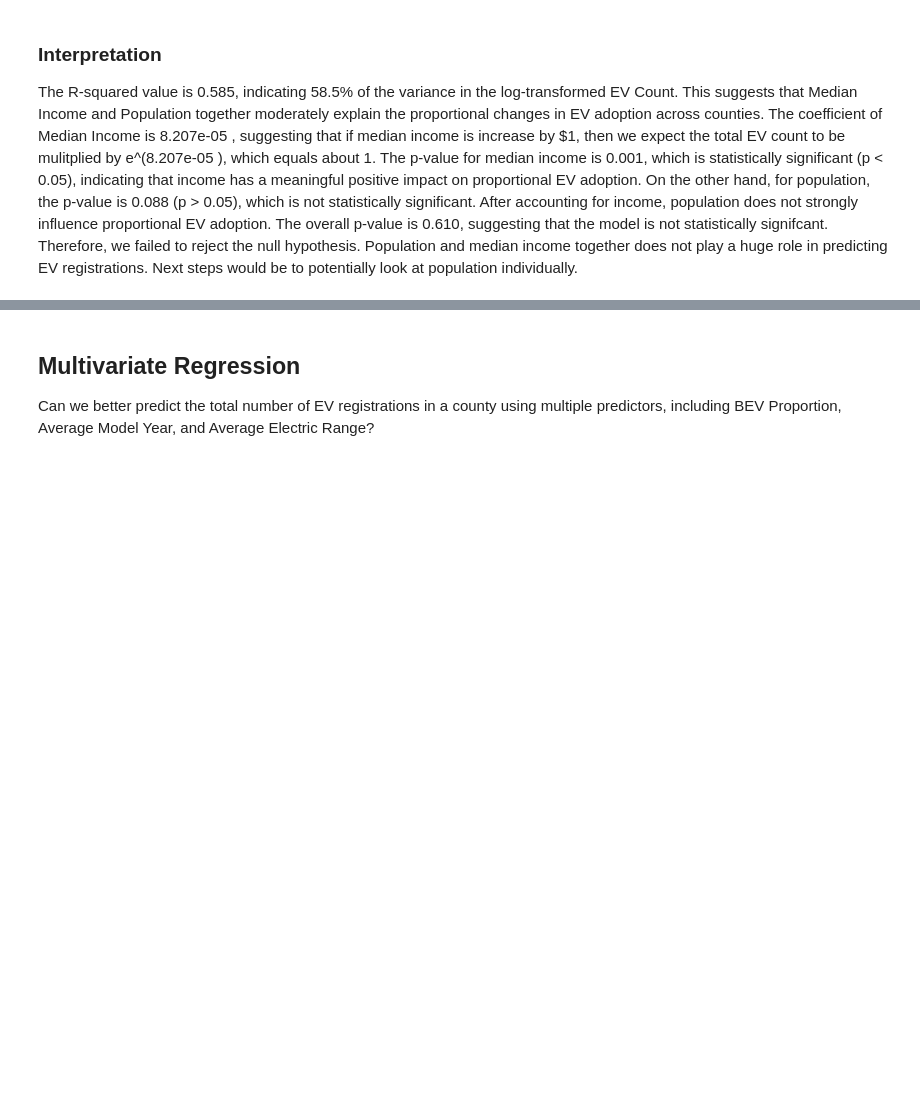
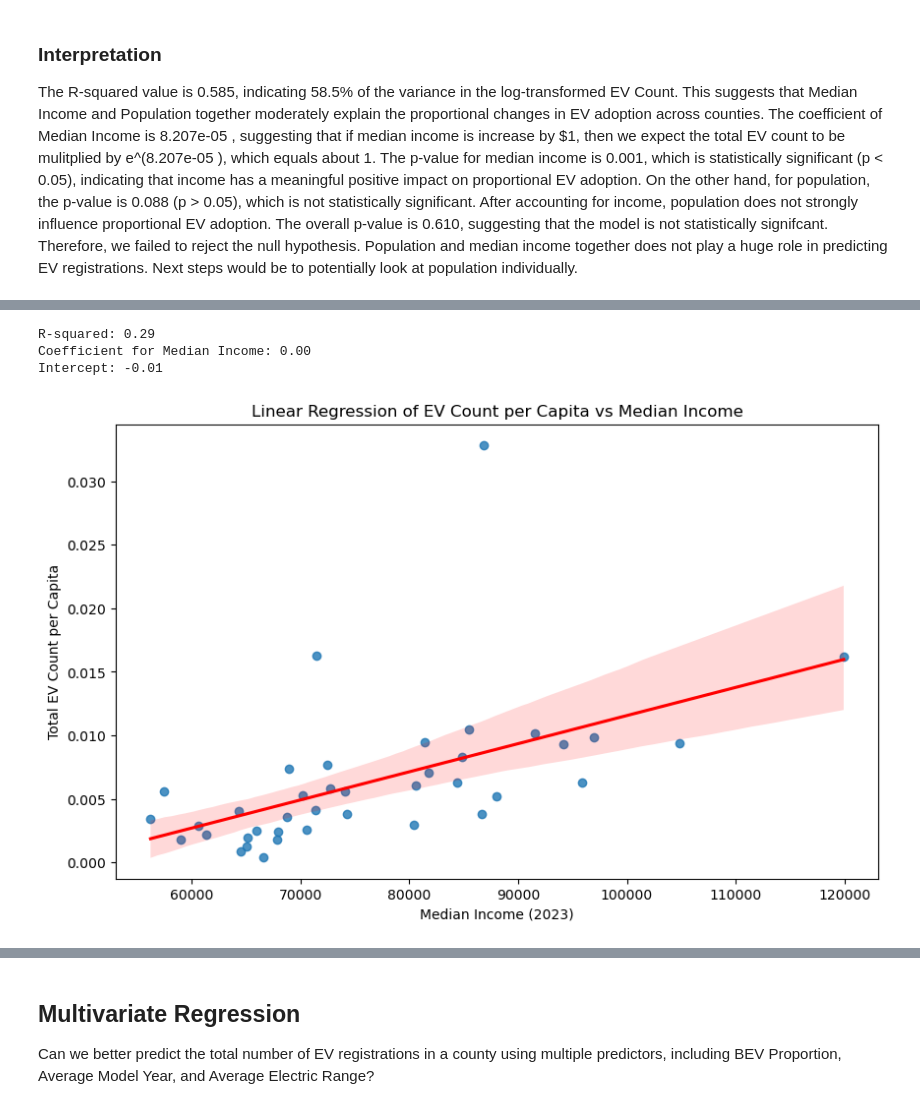
Before and after one commit to vivianzhou1288/info2950-final, a Jupyter notebook: Phase4.ipynb, the cells around one changed output, grey strips where cells are left out. Cells and saved outputs as stored; diff of their text form; code cells hidden in the pictures; blank space fills up the shorter version.

Commit message:
Normalized Total EV Count and conducted regression with this and median income

```diff
--- a/Phase4.ipynb
+++ b/Phase4.ipynb
@@ -490,3 +490,6 @@ strong multicollinearity or other numerical problems.
 # %% [markdown]
 ### Interpretation
 The R-squared value is 0.585, indicating 58.5% of the variance in the log-transformed EV Count. This suggests that Median Income and Population together moderately explain the proportional changes in EV adoption across counties. The coefficient of Median Income is 8.207e-05 , suggesting that if median income is increase by $1, then we expect the total EV count to be mulitplied by e^(8.207e-05 ), which equals about 1. The p-value for median income is 0.001, which is statistically significant (p < 0.05), indicating that income has a meaningful positive impact on proportional EV adoption. On the other hand, for population, the p-value is 0.088 (p > 0.05), which is not statistically significant. After accounting for income, population does not strongly influence proportional EV adoption. The overall p-value is 0.610, suggesting that the model is not statistically signifcant. Therefore, we failed to reject the null hypothesis. Population and median income together does not play a huge role in predicting EV registrations. Next steps would be to potentially look at population individually.
+# %%
+filtered_df["Total EV Count per Capita"] = filtered_df["Total EV Count"] / filtered_df["Population"]
+filtered_df
@@ -492,0 +514,30 @@ The R-squared value is 0.585, indicating 58.5% of the variance in the log-transf
+# %%
+# Linear regression
+X = filtered_df["Median Income"].values.reshape(-1,1)
+y = filtered_df["Total EV Count per Capita"].values
+
+model = LinearRegression()
+model.fit(X, y)
+
+# Make predictions
+y_pred = model.predict(X)
+
+r2 = r2_score(y, y_pred)
+print(f"R-squared: {r2:.2f}")
+
+print(f"Coefficient for Median Income: {model.coef_[0]:.2f}")
+print(f"Intercept: {model.intercept_:.2f}")
+# %% [output]
+R-squared: 0.29
+Coefficient for Median Income: 0.00
+Intercept: -0.01
+# %%
+# Plot the regression
+plt.figure(figsize=(10, 6))
+sns.regplot(x=filtered_df["Median Income"], y=filtered_df["Total EV Count per Capita"], line_kws={"color": "red"})
+plt.title("Linear Regression of EV Count per Capita vs Median Income")
+plt.xlabel("Median Income (2023)")
+plt.ylabel("Total EV Count per Capita")
+plt.show()
+# %% [output]
+[figure, added]
```
Also changed, not shown: parts of 9 cells of this notebook.
